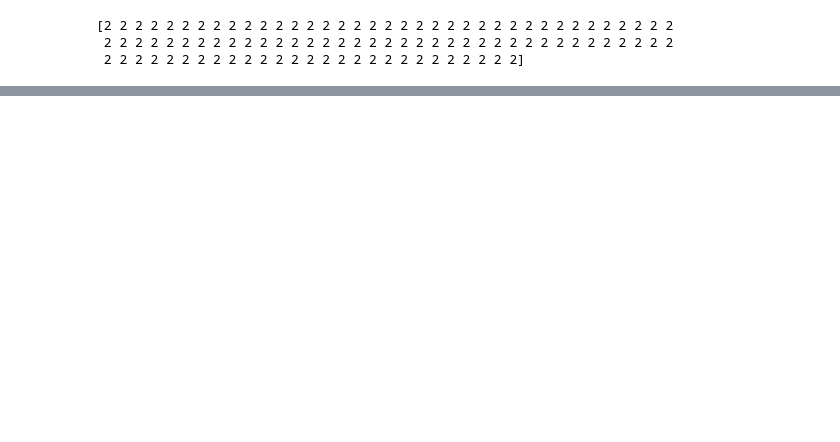
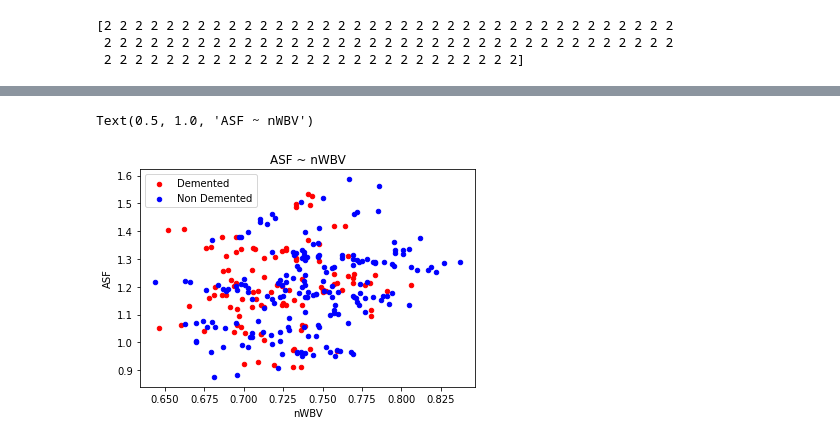
Before and after one commit to ChamodiDH/ML_Assignment2_IT19052298_IT19111070_IT19212050-, a Jupyter notebook: Updated Model/Demential_prediction_model.ipynb, the cells around one changed output, grey strips where cells are left out. Drawn from its saved outputs; the diff is of its cells as text; code cells hidden in the pictures; blank space fills up the shorter version.

```diff
--- a/Updated Model/Demential_prediction_model.ipynb
+++ b/Updated Model/Demential_prediction_model.ipynb
@@ -537,0 +622,10 @@ print(Y_prediction)
+# %%
+
+
+#plotting result
+result = Demented.plot(kind='scatter', x = 'nWBV', y = 'ASF', label = 'Demented', color='red')
+NonDemented.plot(kind='scatter', x = 'nWBV', y = 'ASF', label = 'Non Demented', color='blue', ax = result)
+plt.title("ASF ~ nWBV")
+# %% [output]
+Text(0.5, 1.0, 'ASF ~ nWBV')
+[figure, added]
```
Also changed, not shown: parts of 19 cells of this notebook.
